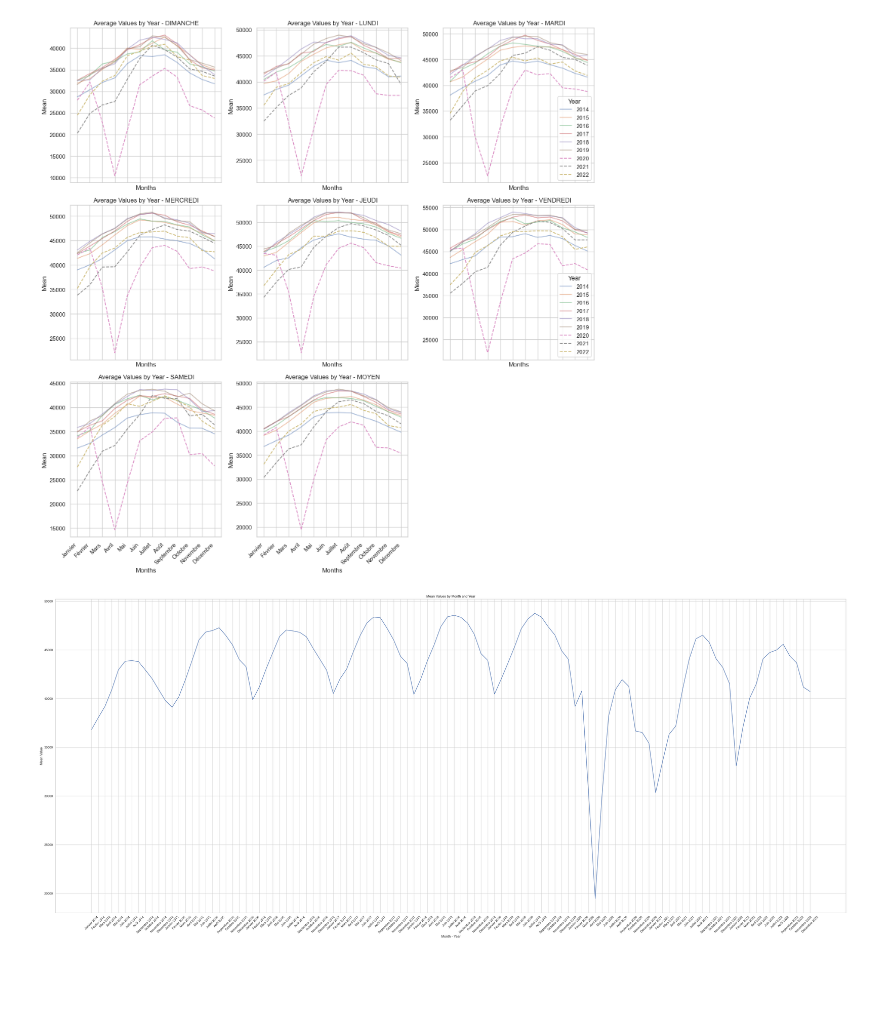
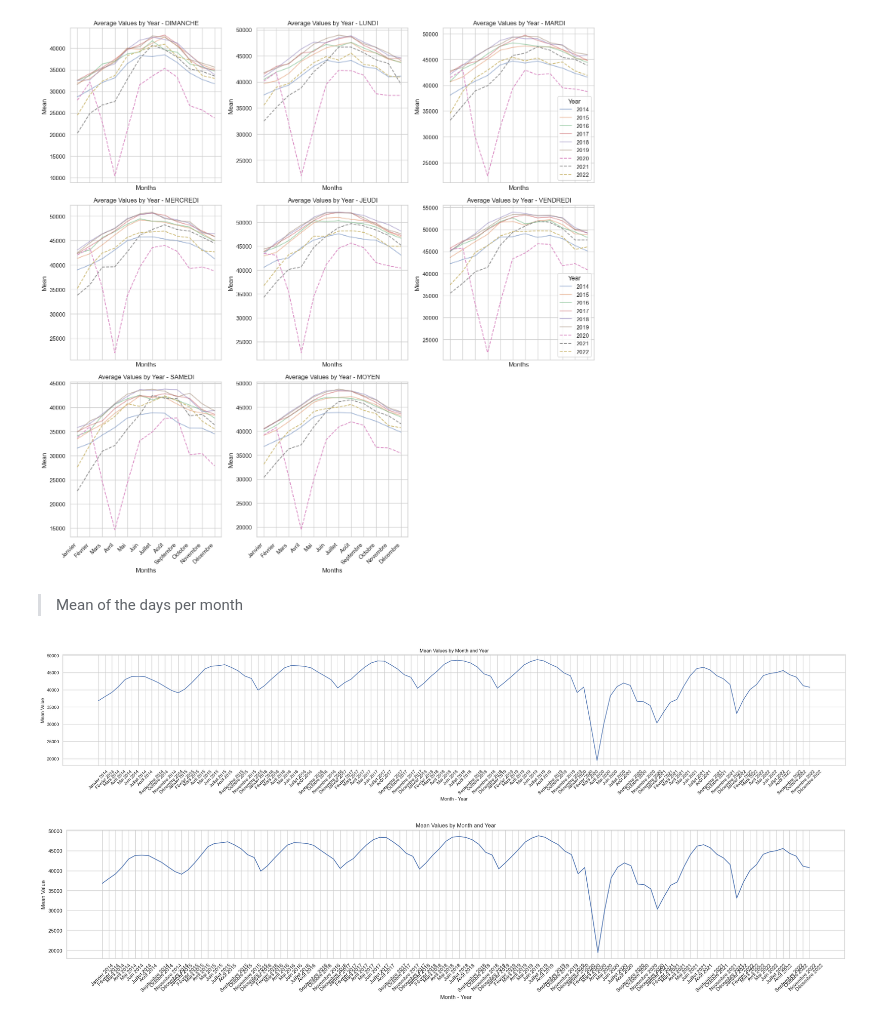
Before and after one commit to tarcisiocsn/OpenDataQuebec, a Jupyter notebook: QuebecTrafficVolumes/count_analysis.ipynb, the cells around one changed output. Cells and saved outputs as stored; diff of their text form; code cells hidden in the pictures; blank space fills up the shorter version.

Commit message:
plots and analysis from fact84

```diff
--- a/QuebecTrafficVolumes/count_analysis.ipynb
+++ b/QuebecTrafficVolumes/count_analysis.ipynb
@@ -329,6 +337,8 @@ fig.tight_layout()
 plt.show()
 # %% [output]
 [figure]
+# %% [markdown]
+> Mean of the days per month
 # %%
 import matplotlib.pyplot as plt
 
@@ -337,32 +347,76 @@ month_order = ['Janvier', 'Février', 'Mars', 'Avril', 'Mai', 'Juin', 'Juillet',
 
 # Create empty lists for x-axis labels and y-values
 x_labels = []
 y_values = []
 
 # Iterate over each year and month
 for year in range(2014, 2023):
     for month in month_order:
         data = averages_fact84[(averages_fact84['MOIS'] == month) & (averages_fact84['ANNEE'] == year)]
         if not data.empty:
             x_labels.append(f"{month} {year}")
             y_values.append(data[['DIMANCHE', 'LUNDI', 'MARDI', 'MERCREDI', 'JEUDI', 'VENDREDI', 'SAMEDI']].values[0].mean())
 
 # Increase the figure size
-plt.figure(figsize=(50, 20))
+plt.figure(figsize=(35, 5))
 # Create the plot
 plt.plot(x_labels, y_values)
 
 # Set the x-axis label and ticks
 plt.xlabel('Month - Year')
 plt.xticks(rotation=45)
 
 # Set the y-axis label
 plt.ylabel('Mean Value')
 
 # Set the title of the plot
 plt.title('Mean Values by Month and Year')
 
 # Display the plot
 plt.show()
 # %% [output]
-[figure, old version]
+[figure, new version]
+# %%
+# Get the unique years from the data
+years = averages_fact84['ANNEE'].unique()
+
+# Sort the years in ascending order
+years = sorted(years)
+
+# Define the order of months
+month_order = ['Janvier', 'Février', 'Mars', 'Avril', 'Mai', 'Juin', 'Juillet', 'Août', 'Septembre', 'Octobre', 'Novembre', 'Décembre']
+
+# Create empty lists for x-axis labels and y-values
+x_labels = []
+y_values = []
+
+# Iterate over each year and month
+for year in years:
+    for month in month_order:
+        x_labels.append(f"{month} {year}")
+        data = averages_fact84[(averages_fact84['MOIS'] == month) & (averages_fact84['ANNEE'] == year)]
+        if not data.empty:
+            y_values.append(data['MOYEN'].values[0])
+        else:
+            y_values.append(None)
+
+# Increase the figure size
+plt.figure(figsize=(30, 5))
+
+# Create the plot
+plt.plot(x_labels, y_values)
+
+# Set the x-axis label and ticks
+plt.xlabel('Month - Year')
+plt.xticks(rotation=45)
+
+# Set the y-axis label
+plt.ylabel('Mean Value')
+
+# Set the title of the plot
+plt.title('Mean Values by Month and Year')
+
+# Display the plot
+plt.show()
+# %% [output]
+[figure, added]
```
Also changed, not shown: parts of 6 cells of this notebook.
